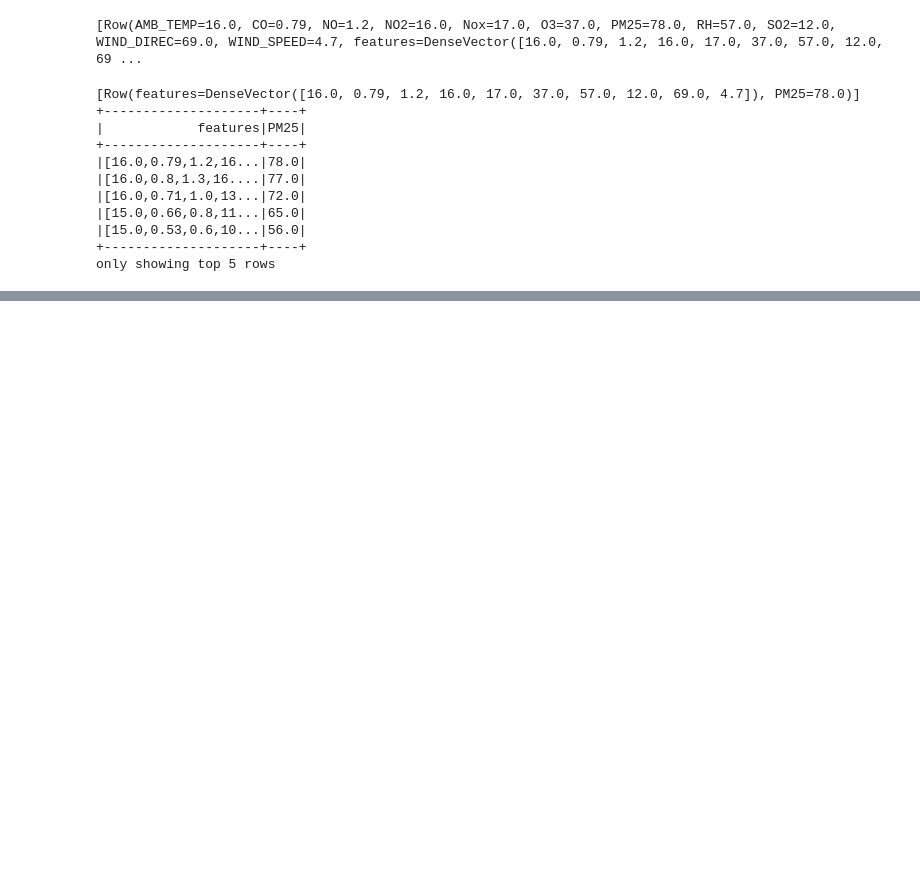
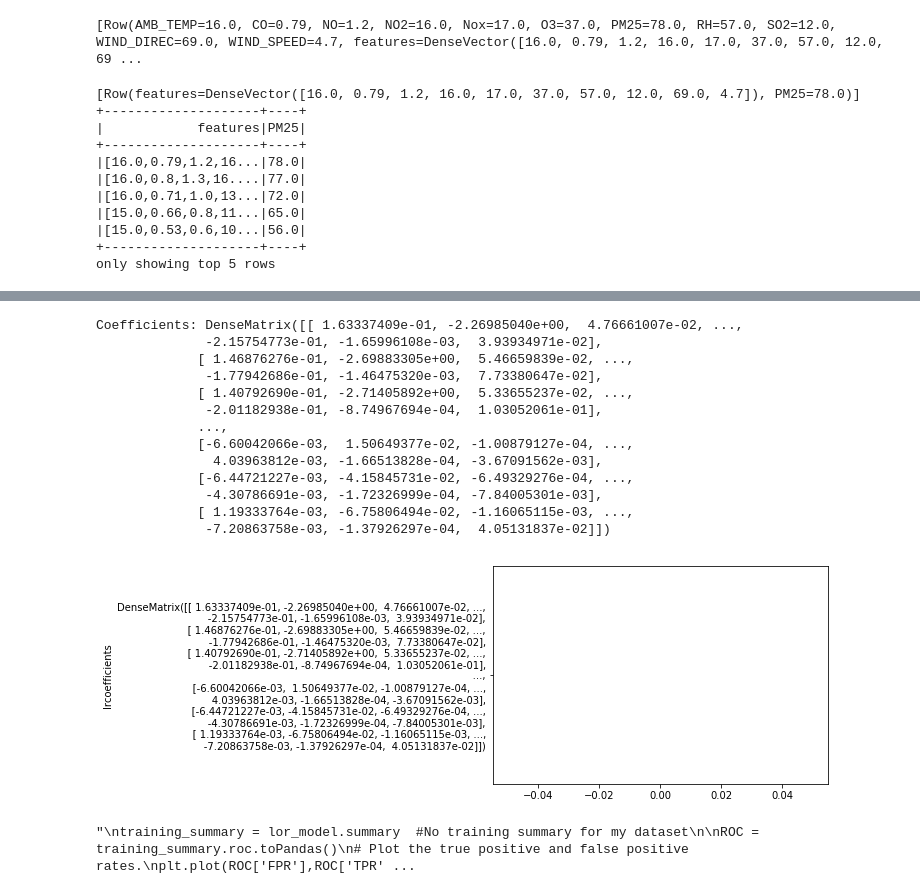
Before and after one commit to JarryYang/jyan298infosys722, a Jupyter notebook: jyan298-infosys722.ipynb, the cells around one changed output, grey strips where cells are left out. Drawn from its saved outputs; the diff is of its cells as text; code cells hidden in the pictures; blank space fills up the shorter version.

```diff
--- a/jyan298-infosys722.ipynb
+++ b/jyan298-infosys722.ipynb
@@ -471,0 +663,42 @@ print("R2 on test data: " + str(test_results.r2))
+# %%
+lrcoefficients=str(lor_model.coefficientMatrix)
+print("Coefficients: " + str(lor_model.coefficientMatrix))
+plt.plot(lrcoefficients)
+
+# Add a label to the data.
+plt.ylabel('lrcoefficients')
+
+# Show the graph.
+plt.show()
+# %% [output]
+Coefficients: DenseMatrix([[ 1.63337409e-01, -2.26985040e+00,  4.76661007e-02, ...,
+              -2.15754773e-01, -1.65996108e-03,  3.93934971e-02],
+             [ 1.46876276e-01, -2.69883305e+00,  5.46659839e-02, ...,
+              -1.77942686e-01, -1.46475320e-03,  7.73380647e-02],
+             [ 1.40792690e-01, -2.71405892e+00,  5.33655237e-02, ...,
+              -2.01182938e-01, -8.74967694e-04,  1.03052061e-01],
+             ...,
+             [-6.60042066e-03,  1.50649377e-02, -1.00879127e-04, ...,
+               4.03963812e-03, -1.66513828e-04, -3.67091562e-03],
+             [-6.44721227e-03, -4.15845731e-02, -6.49329276e-04, ...,
+              -4.30786691e-03, -1.72326999e-04, -7.84005301e-03],
+             [ 1.19333764e-03, -6.75806494e-02, -1.16065115e-03, ...,
+              -7.20863758e-03, -1.37926297e-04,  4.05131837e-02]])
+[figure, added]
+# %%
+'''
+training_summary = lor_model.summary  #No training summary for my dataset
+
+ROC = training_summary.roc.toPandas()
+# Plot the true positive and false positive rates.
+plt.plot(ROC['FPR'],ROC['TPR'])
+# Define the labels.
+plt.ylabel('True Positive Rate')
+plt.xlabel('False Positive Rate')
+plt.title('ROC Curve')
+plt.show()
+# Print the AUC statistic.
+print('Area Under the Curve: ' + str(training_summary.areaUnderROC))
+'''
+# %% [output]
+"\ntraining_summary = lor_model.summary  #No training summary for my dataset\n\nROC = training_summary.roc.toPandas()\n# Plot the true positive and false positive rates.\nplt.plot(ROC['FPR'],ROC['TPR' ...
```
Also changed, not shown: parts of 12 cells of this notebook.
